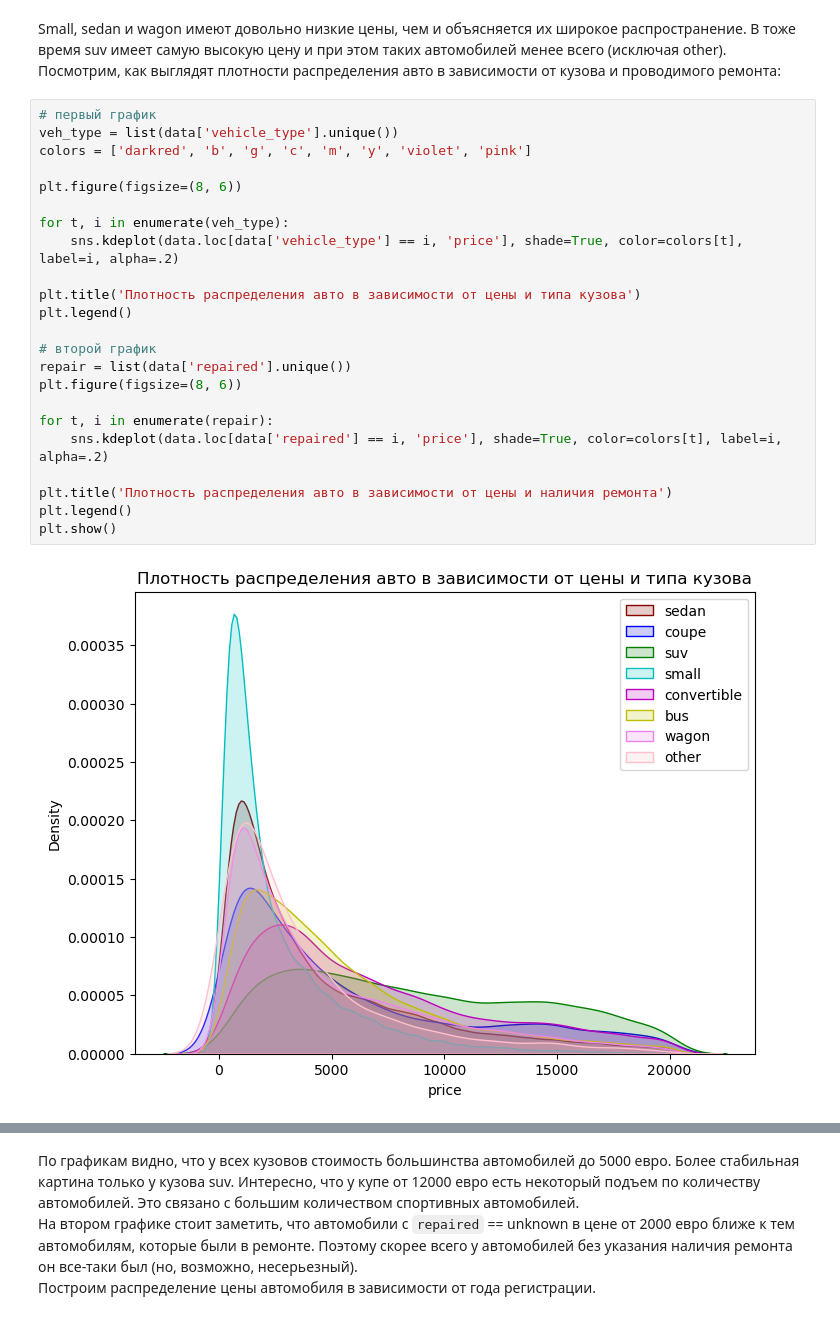
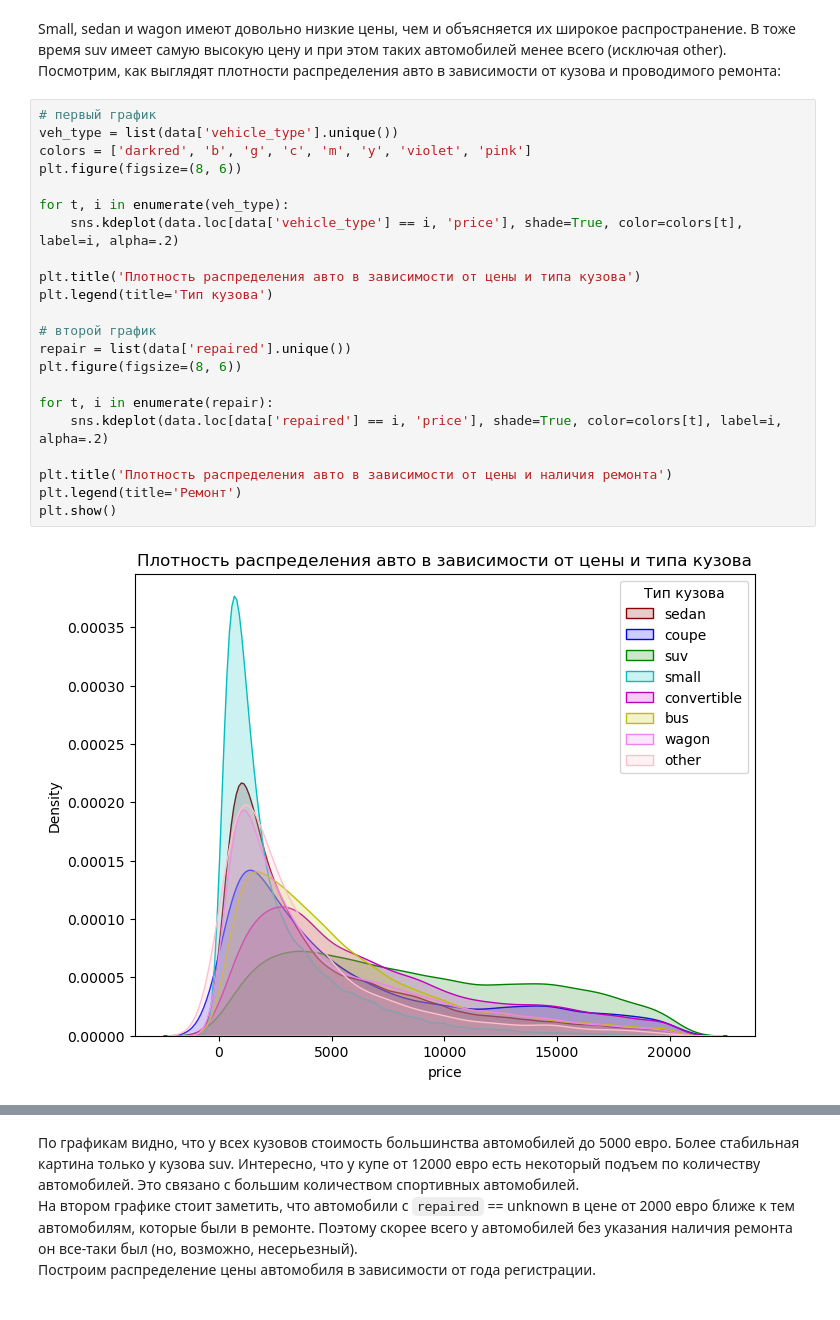
Before and after one commit to Ilya-Kokorin/car_price, a Jupyter notebook: price_of_auto.ipynb, the cells around one changed output, grey strips where cells are left out. Drawn from its saved outputs; the diff is of its cells as text.

```diff
--- a/price_of_auto.ipynb
+++ b/price_of_auto.ipynb
@@ -630,25 +621,24 @@ Small, sedan и wagon имеют довольно низкие цены, чем
 # %%
 # первый график
 veh_type = list(data['vehicle_type'].unique())
 colors = ['darkred', 'b', 'g', 'c', 'm', 'y', 'violet', 'pink']
-
 plt.figure(figsize=(8, 6))
 
 for t, i in enumerate(veh_type):
     sns.kdeplot(data.loc[data['vehicle_type'] == i, 'price'], shade=True, color=colors[t], label=i, alpha=.2)
 
 plt.title('Плотность распределения авто в зависимости от цены и типа кузова')
-plt.legend()
+plt.legend(title='Тип кузова')
 
 # второй график
 repair = list(data['repaired'].unique())
 plt.figure(figsize=(8, 6))
 
 for t, i in enumerate(repair):
     sns.kdeplot(data.loc[data['repaired'] == i, 'price'], shade=True, color=colors[t], label=i, alpha=.2)
 
 plt.title('Плотность распределения авто в зависимости от цены и наличия ремонта')
-plt.legend()
+plt.legend(title='Ремонт')
 plt.show()
 # %% [output]
-[figure, old version]
+[figure, new version]
```
Also changed, not shown: parts of 46 cells of this notebook.
